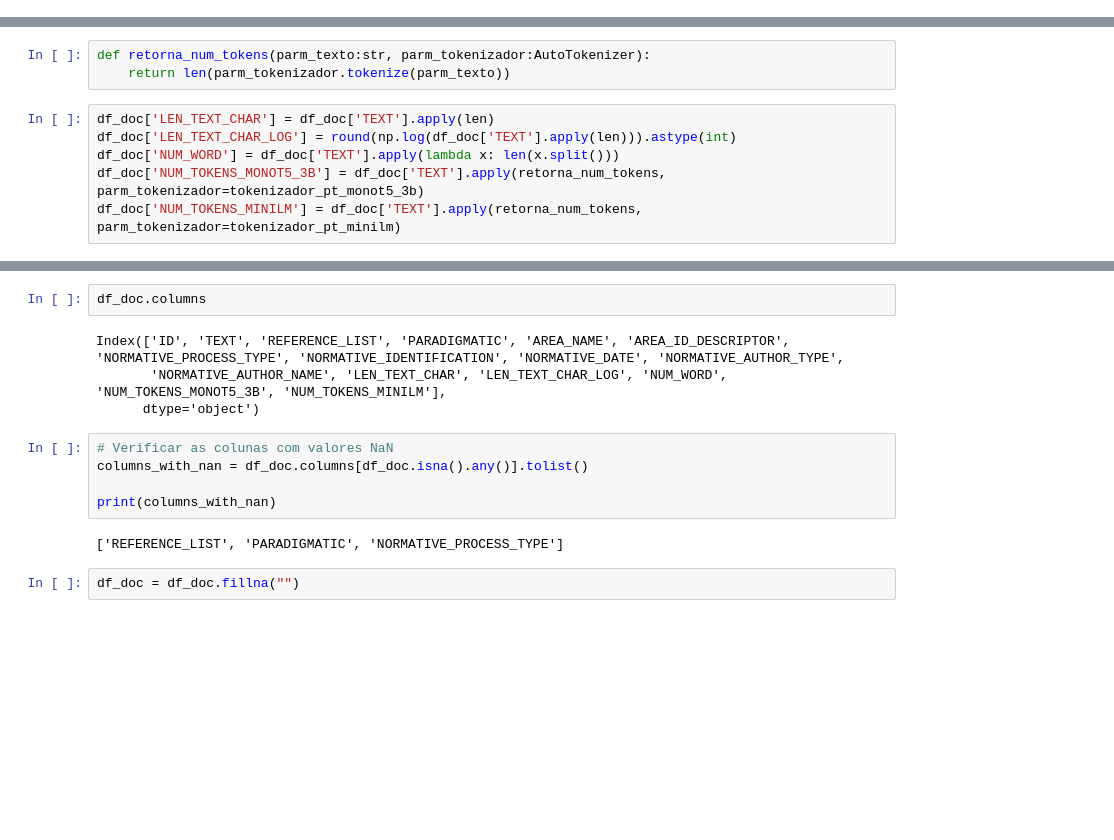
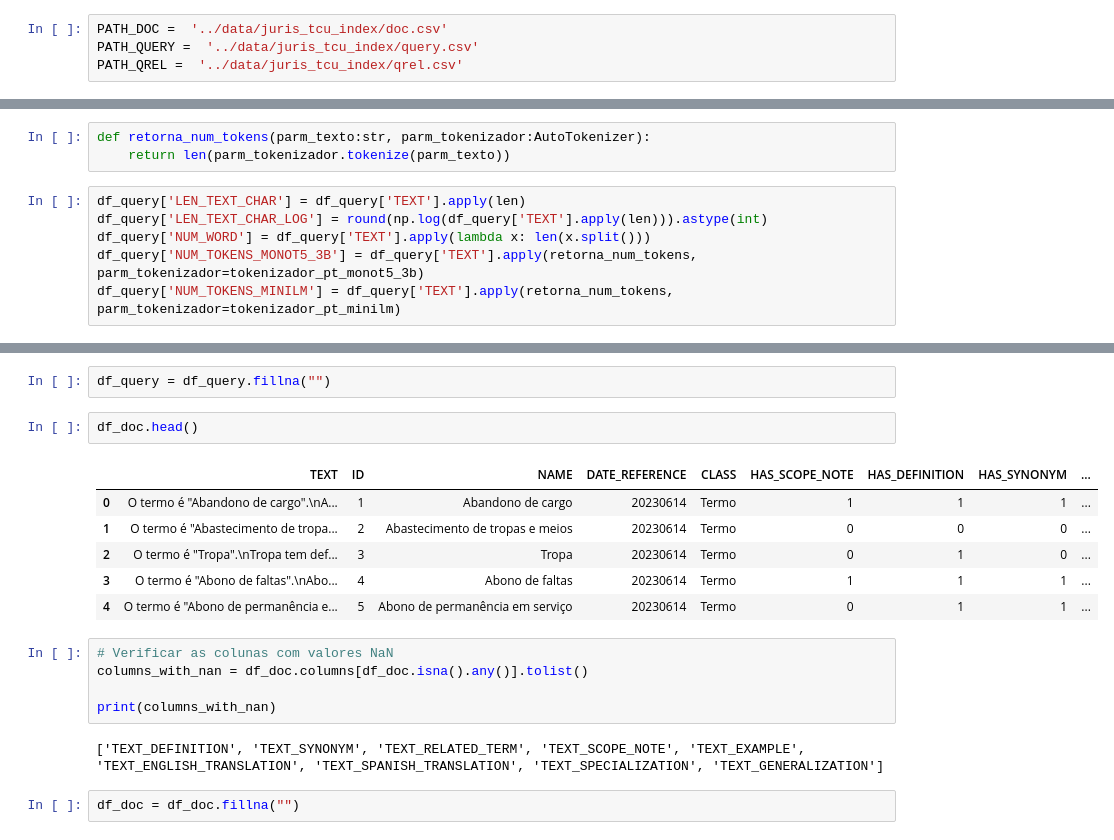
Before and after one commit to marcusborela/ind-ir, a Jupyter notebook: code/generate_index_juris_tcu_extra.ipynb, the cells around one changed output, grey strips where cells are left out. Saved outputs shown, nothing was run; the diff lists cells and outputs as text; blank space fills up the shorter version.

```diff
--- a/code/generate_index_juris_tcu_extra.ipynb
+++ b/code/generate_index_juris_tcu_extra.ipynb
@@ -43,3 +41,7 @@ PATH_DOC =  '../data/juris_tcu/doc.csv'
+# %%
+PATH_DOC =  '../data/juris_tcu_index/doc.csv'
+PATH_QUERY =  '../data/juris_tcu_index/query.csv'
+PATH_QREL =  '../data/juris_tcu_index/qrel.csv'
 # %%
 %%time
 import logging
@@ -85,8 +91,8 @@ tokenizador_pt_monot5_3b = AutoTokenizer.from_pretrained(nome_caminho_modelo_3b)
 def retorna_num_tokens(parm_texto:str, parm_tokenizador:AutoTokenizer):
     return len(parm_tokenizador.tokenize(parm_texto))
 # %%
-df_doc['LEN_TEXT_CHAR'] = df_doc['TEXT'].apply(len)
-df_doc['LEN_TEXT_CHAR_LOG'] = round(np.log(df_doc['TEXT'].apply(len))).astype(int)
-df_doc['NUM_WORD'] = df_doc['TEXT'].apply(lambda x: len(x.split()))
-df_doc['NUM_TOKENS_MONOT5_3B'] = df_doc['TEXT'].apply(retorna_num_tokens, parm_tokenizador=tokenizador_pt_monot5_3b)
-df_doc['NUM_TOKENS_MINILM'] = df_doc['TEXT'].apply(retorna_num_tokens, parm_tokenizador=tokenizador_pt_minilm)
+df_query['LEN_TEXT_CHAR'] = df_query['TEXT'].apply(len)
+df_query['LEN_TEXT_CHAR_LOG'] = round(np.log(df_query['TEXT'].apply(len))).astype(int)
+df_query['NUM_WORD'] = df_query['TEXT'].apply(lambda x: len(x.split()))
+df_query['NUM_TOKENS_MONOT5_3B'] = df_query['TEXT'].apply(retorna_num_tokens, parm_tokenizador=tokenizador_pt_monot5_3b)
+df_query['NUM_TOKENS_MINILM'] = df_query['TEXT'].apply(retorna_num_tokens, parm_tokenizador=tokenizador_pt_minilm)
@@ -93,15 +117,20 @@ df_doc['NUM_TOKENS_MINILM'] = df_doc['TEXT'].apply(retorna_num_tokens, parm_toke
+# %%
+df_query = df_query.fillna("")
 # %%
-df_doc.columns
+df_doc.head()
 # %% [output]
-Index(['ID', 'TEXT', 'REFERENCE_LIST', 'PARADIGMATIC', 'AREA_NAME', 'AREA_ID_DESCRIPTOR', 'NORMATIVE_PROCESS_TYPE', 'NORMATIVE_IDENTIFICATION', 'NORMATIVE_DATE', 'NORMATIVE_AUTHOR_TYPE',
-       'NORMATIVE_AUTHOR_NAME', 'LEN_TEXT_CHAR', 'LEN_TEXT_CHAR_LOG', 'NUM_WORD', 'NUM_TOKENS_MONOT5_3B', 'NUM_TOKENS_MINILM'],
-      dtype='object')
+|  | TEXT | ID | NAME | DATE_REFERENCE | CLASS | HAS_SCOPE_NOTE | HAS_DEFINITION | HAS_SYNONYM | ... |
+| 0 | O termo é "Abandono de cargo".\nA... | 1 | Abandono de cargo | 20230614 | Termo | 1 | 1 | 1 | ... |
+| 1 | O termo é "Abastecimento de tropa... | 2 | Abastecimento de tropas e meios | 20230614 | Termo | 0 | 0 | 0 | ... |
+| 2 | O termo é "Tropa".\nTropa tem def... | 3 | Tropa | 20230614 | Termo | 0 | 1 | 0 | ... |
+| 3 | O termo é "Abono de faltas".\nAbo... | 4 | Abono de faltas | 20230614 | Termo | 1 | 1 | 1 | ... |
+| 4 | O termo é "Abono de permanência e... | 5 | Abono de permanência em serviço | 20230614 | Termo | 0 | 1 | 1 | ... |
 # %%
 # Verificar as colunas com valores NaN
 columns_with_nan = df_doc.columns[df_doc.isna().any()].tolist()
 
 print(columns_with_nan)
 # %% [output]
-['REFERENCE_LIST', 'PARADIGMATIC', 'NORMATIVE_PROCESS_TYPE']
+['TEXT_DEFINITION', 'TEXT_SYNONYM', 'TEXT_RELATED_TERM', 'TEXT_SCOPE_NOTE', 'TEXT_EXAMPLE', 'TEXT_ENGLISH_TRANSLATION', 'TEXT_SPANISH_TRANSLATION', 'TEXT_SPECIALIZATION', 'TEXT_GENERALIZATION']
 # %%
 df_doc = df_doc.fillna("")
```
Also changed, not shown: parts of 34 cells of this notebook, 3 other files.
